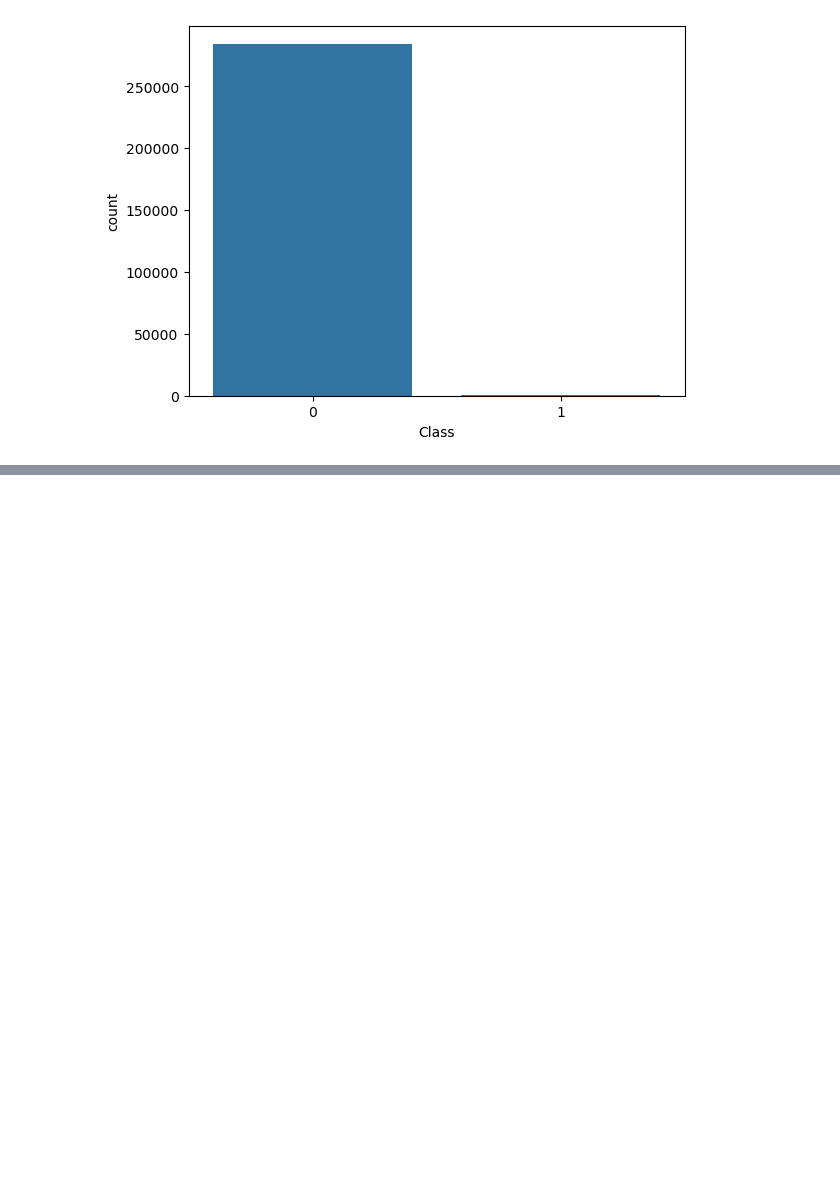
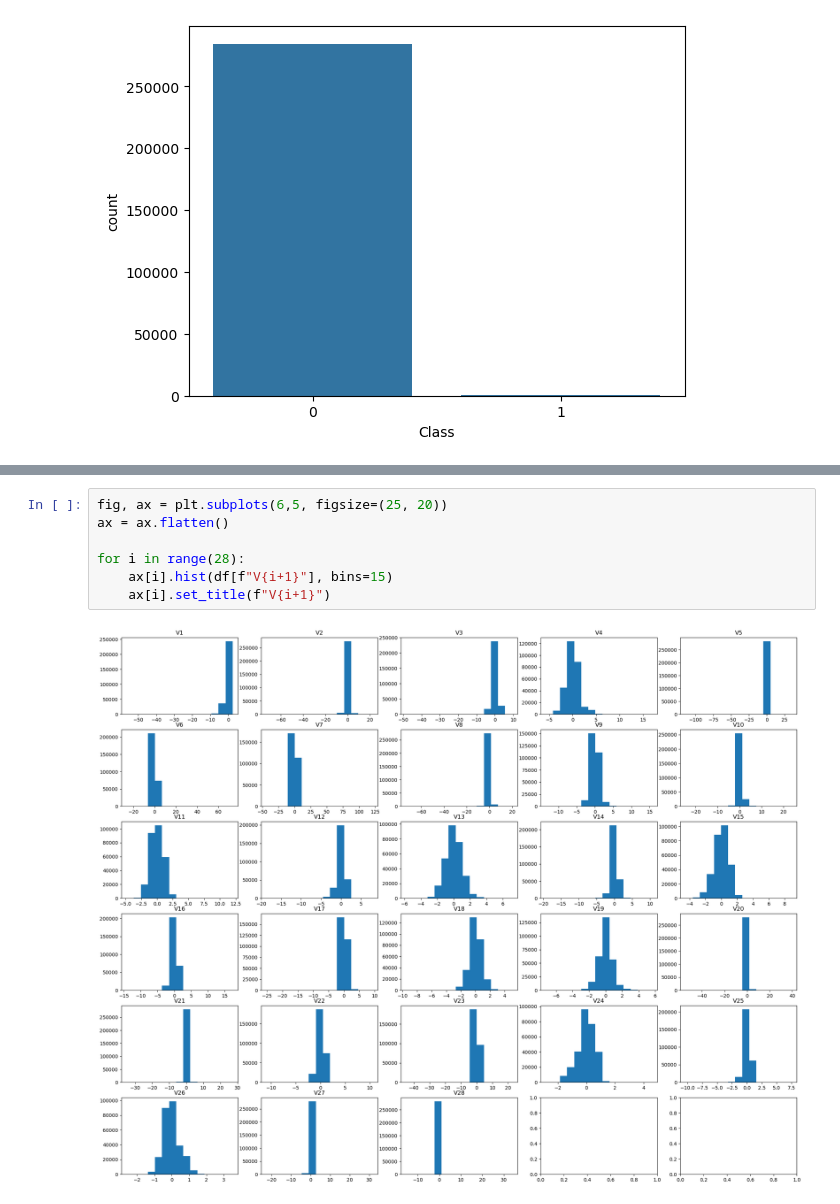
Before and after one commit to aesthlu/fraud_detection, a Jupyter notebook: AML.ipynb, the cells around one changed output, grey strips where cells are left out. Drawn from its saved outputs; the diff is of its cells as text; blank space fills up the shorter version.

```diff
--- a/AML.ipynb
+++ b/AML.ipynb
@@ -77,3 +49,12 @@ Text(0.5, 1.0, 'Distribution of transaction time')
+# %%
+fig, ax = plt.subplots(6,5, figsize=(25, 20))
+ax = ax.flatten()
+
+for i in range(28):
+    ax[i].hist(df[f"V{i+1}"], bins=15)
+    ax[i].set_title(f"V{i+1}")
+# %% [output]
+[figure, added]
 # %%
 from sklearn.preprocessing import StandardScaler
 
```
Also changed, not shown: parts of 7 cells of this notebook.
